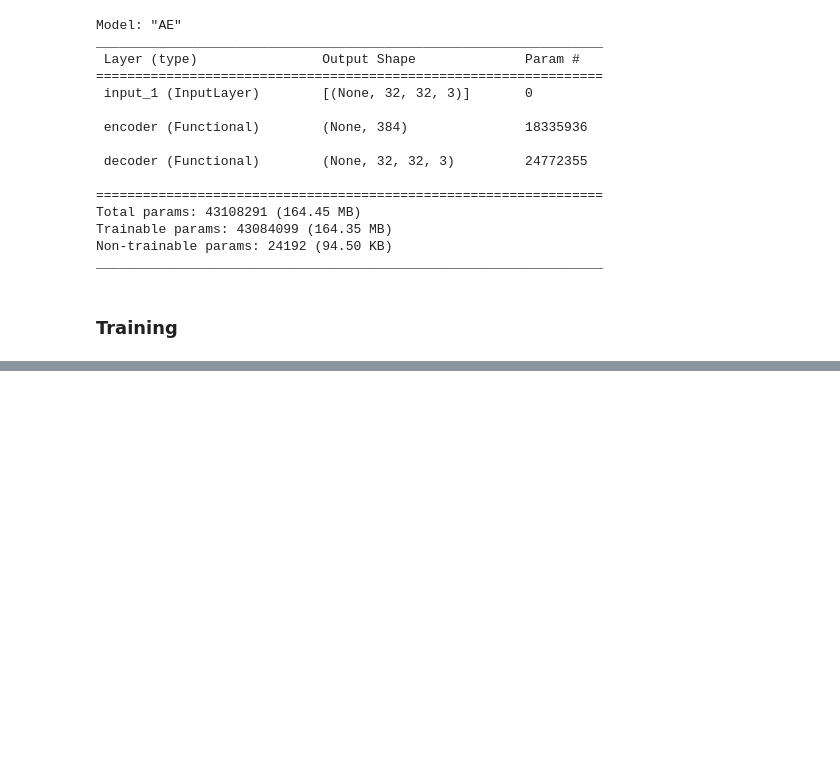
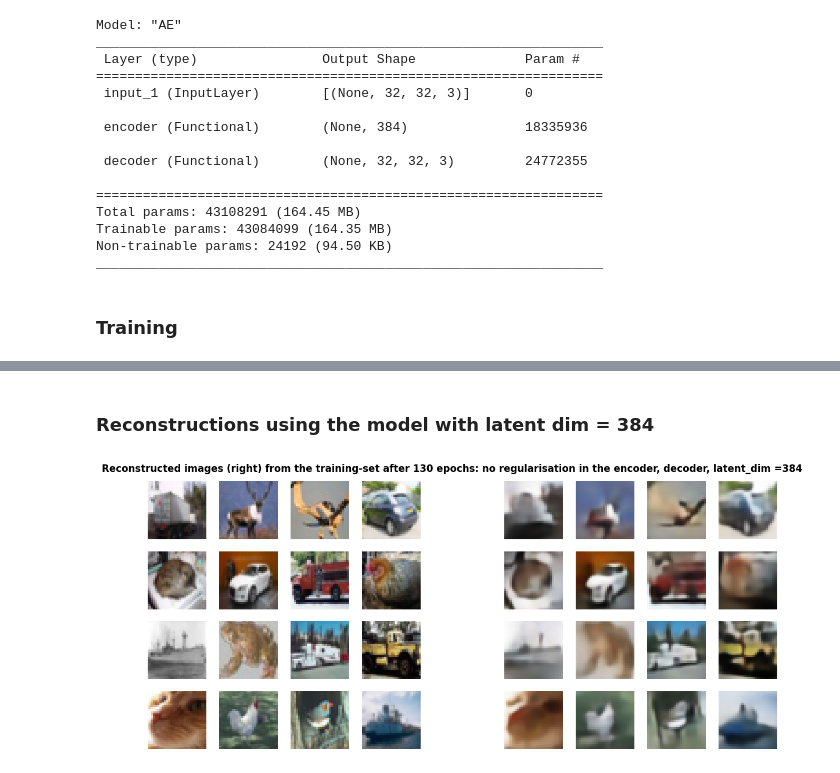
Before and after one commit to AtSourav/AE-w.-Bottleneck-Residual-Blocks, a Jupyter notebook: AE_cifar10_residual_blocks_m3.ipynb, the cells around one changed output, grey strips where cells are left out. Drawn from its saved outputs; the diff is of its cells as text; code cells hidden in the pictures; blank space fills up the shorter version.

```diff
--- a/AE_cifar10_residual_blocks_m3.ipynb
+++ b/AE_cifar10_residual_blocks_m3.ipynb
@@ -605,0 +651,6 @@ history3 = AE.fit(img_train, img_train, batch_size=batch_size, validation_data=(
+# %% [markdown]
+### **Reconstructions using the model with latent dim = 384**
+# %%
+plot_reconstruction(img_train, 'training', 123, 130, 1.5)
+# %% [output]
+[figure, added]
```
Also changed, not shown: parts of 8 cells of this notebook.
